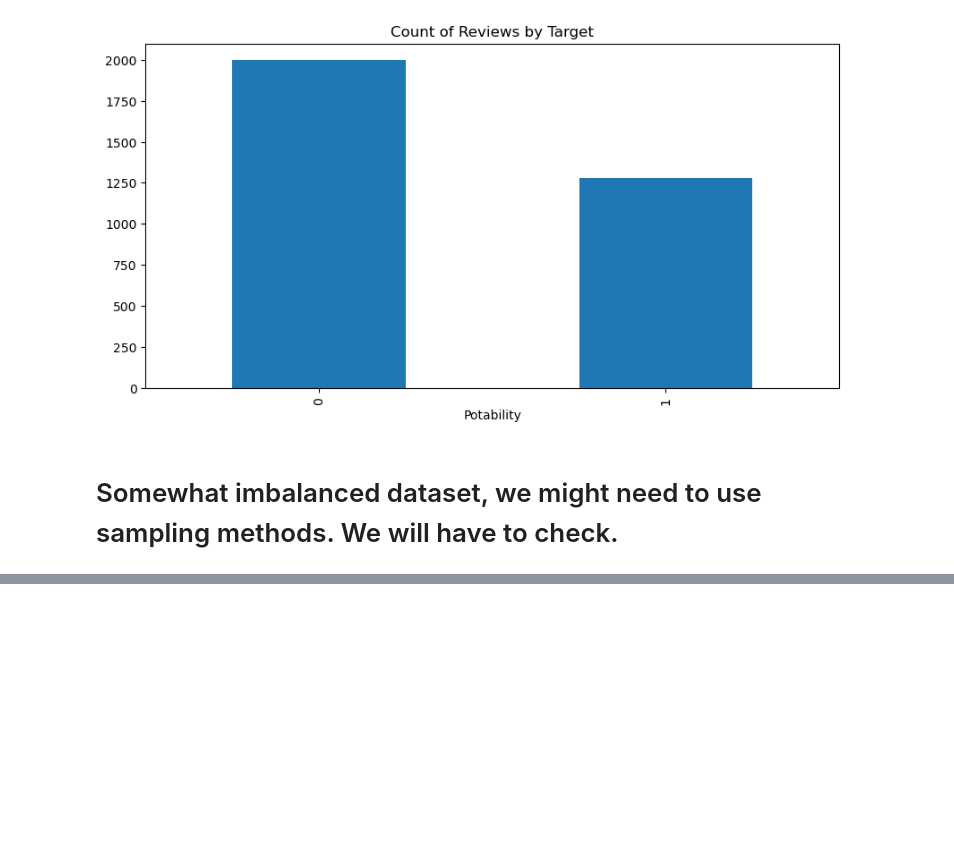
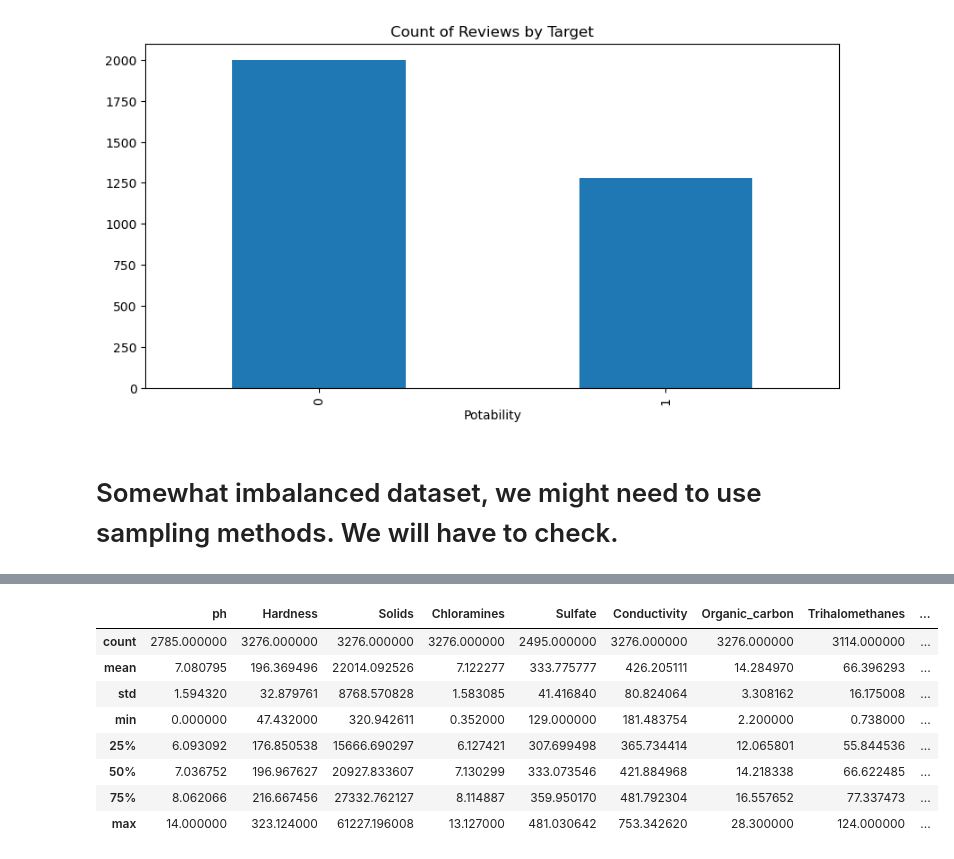
Before and after one commit to MaukanMir/Water-Quality-Classification, a Jupyter notebook: training.ipynb, the cells around one changed output, grey strips where cells are left out. Cells and saved outputs as stored; diff of their text form; code cells hidden in the pictures; blank space fills up the shorter version.

```diff
--- a/training.ipynb
+++ b/training.ipynb
@@ -114,0 +129,12 @@ Class=1, Count=1278, Percentage=39.011%
+# %%
+df.describe()
+# %% [output]
+|  | ph | Hardness | Solids | Chloramines | Sulfate | Conductivity | Organic_carbon | Trihalomethanes | ... |
+| count | 2785.000000 | 3276.000000 | 3276.000000 | 3276.000000 | 2495.000000 | 3276.000000 | 3276.000000 | 3114.000000 | ... |
+| mean | 7.080795 | 196.369496 | 22014.092526 | 7.122277 | 333.775777 | 426.205111 | 14.284970 | 66.396293 | ... |
+| std | 1.594320 | 32.879761 | 8768.570828 | 1.583085 | 41.416840 | 80.824064 | 3.308162 | 16.175008 | ... |
+| min | 0.000000 | 47.432000 | 320.942611 | 0.352000 | 129.000000 | 181.483754 | 2.200000 | 0.738000 | ... |
+| 25% | 6.093092 | 176.850538 | 15666.690297 | 6.127421 | 307.699498 | 365.734414 | 12.065801 | 55.844536 | ... |
+| 50% | 7.036752 | 196.967627 | 20927.833607 | 7.130299 | 333.073546 | 421.884968 | 14.218338 | 66.622485 | ... |
+| 75% | 8.062066 | 216.667456 | 27332.762127 | 8.114887 | 359.950170 | 481.792304 | 16.557652 | 77.337473 | ... |
+| max | 14.000000 | 323.124000 | 61227.196008 | 13.127000 | 481.030642 | 753.342620 | 28.300000 | 124.000000 | ... |
```
Also changed, not shown: parts of 8 cells of this notebook.
